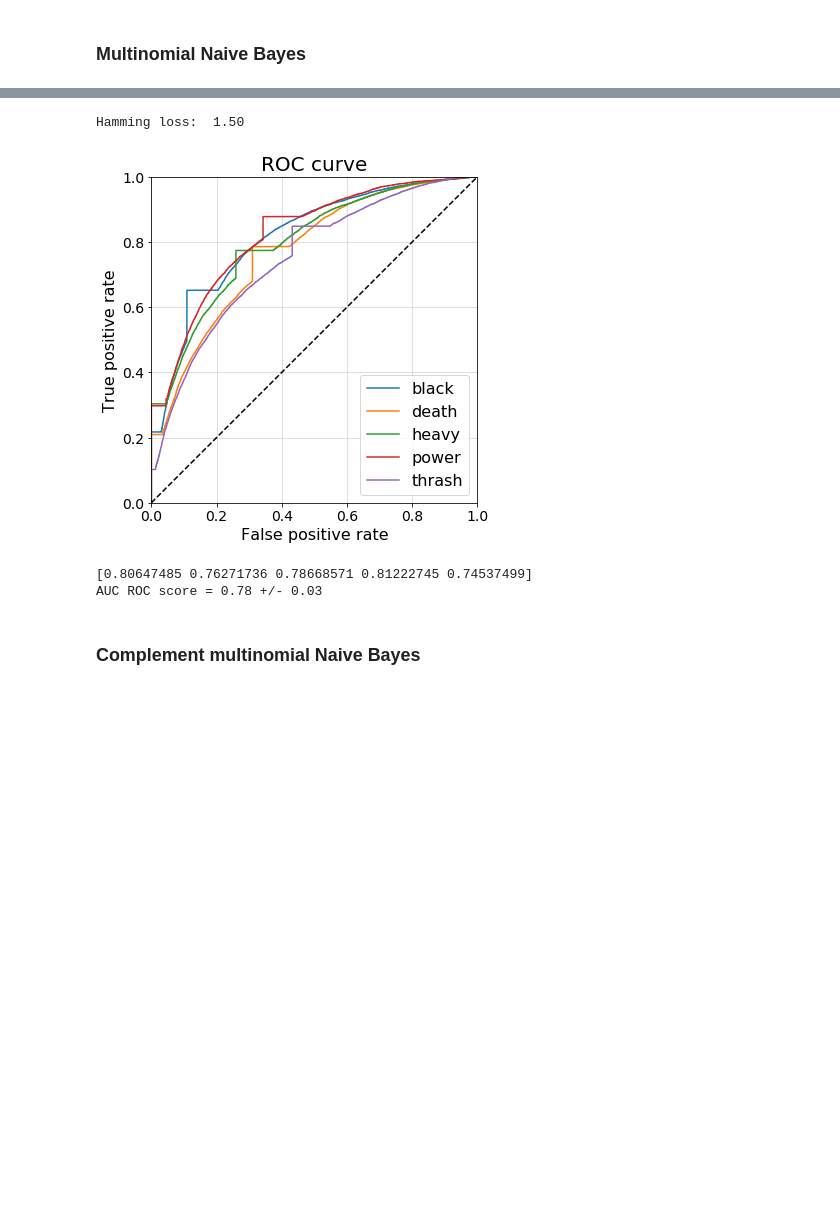
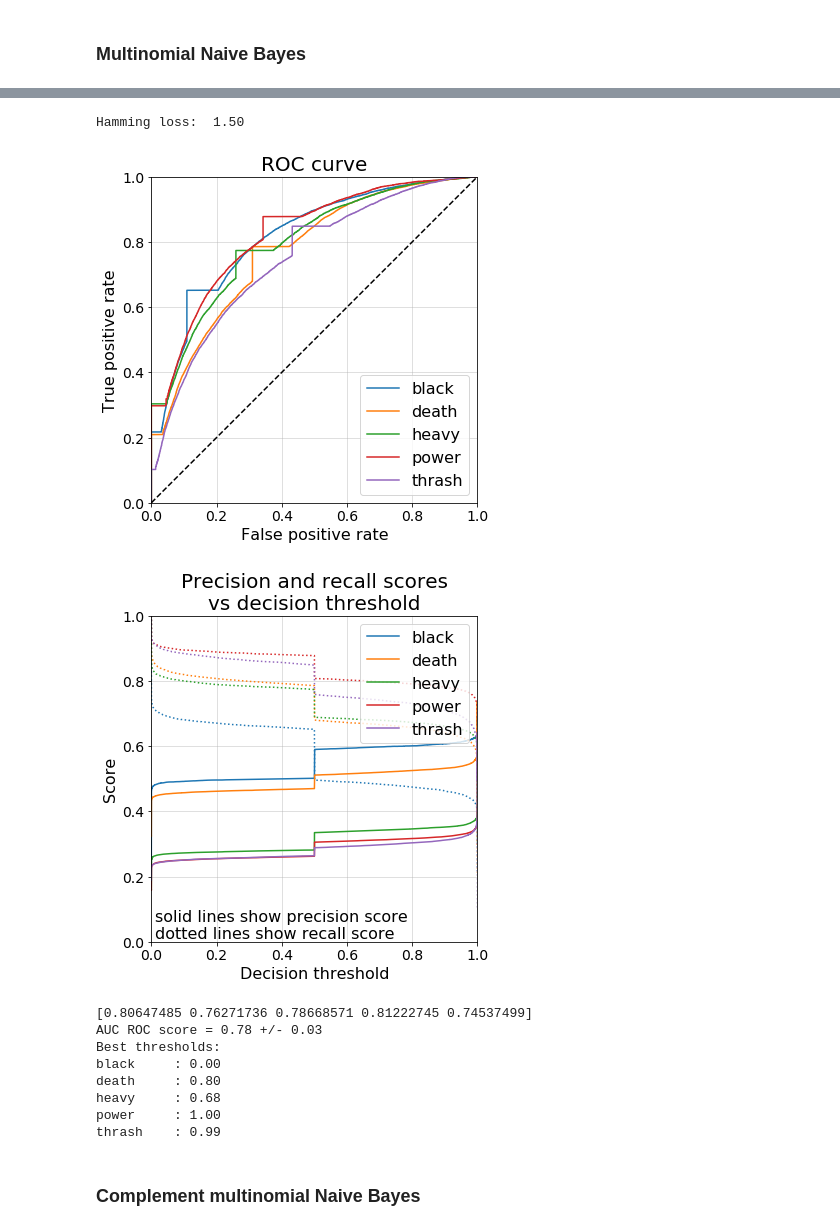
Before and after one commit to pdqnguyen/metallyrics, a Jupyter notebook: song-lyrics-multi-genre-bow.ipynb, the cells around one changed output, grey strips where cells are left out. Drawn from its saved outputs; the diff is of its cells as text; code cells hidden in the pictures; blank space fills up the shorter version.

Commit message:
determine best thresholds for a binary relevance model

```diff
--- a/song-lyrics-multi-genre-bow.ipynb
+++ b/song-lyrics-multi-genre-bow.ipynb
@@ -113,10 +114,11 @@ In the **classifier chain** method, a classifier is trained on one label and its
 Unlike the above two methods, which transform the multi-label problem into multiple independent binary classification problems, the **label powerset** method transforms it into a single multi-class problem by treating every combination of labels as its own class. For example, from the genres in the metal lyrics dataset, "black" + "death", "black" + "power", "black" + "death" + "power" would each yield a new class. This tackles the issue of correlated labels head-on by treating correlations as classes on their own, but comes at the cost of having smaller class sizes to train on and consequently an even bigger class imbalance problem. This issue inspired the **RAndom k-labELsets (RAKEL)** method, which uses an ensemble of classifiers, each trained on a random subset of labels ([Rokach, L., Schclar, A., Itach, E. 2013](https://arxiv.org/ftp/arxiv/papers/1307/1307.1769.pdf)).
 # %%
 class BinaryRelevance:
-    def __init__(self, classifier, labels):
+    def __init__(self, classifier, labels, thresholds=None):
         self.classifier = classifier
         self.labels = labels
         self.classifiers_ = []
+        self.thresholds = thresholds
 
     def fit(self, X, y):
         for i, label in enumerate(self.labels):
@@ -126,7 +128,7 @@ class BinaryRelevance:
             self.classifiers_.append((label, clf))
 
     def predict(self, X):
-        return self._predict(X)
+        return self._predict(X).astype(int)
 
     def predict_proba(self, X):
         return self._predict(X, return_prob=True)
@@ -136,6 +138,8 @@ class BinaryRelevance:
         for i, (label, clf) in enumerate(self.classifiers_):
             if return_prob:
                 y[:, i] = clf.predict_proba(X)[:, 1]
+            elif self.thresholds is not None:
+                y[:, i] = (clf.predict_proba(X)[:, 1] > self.thresholds[i])
             else:
                 y[:, i] = clf.predict(X)
         return y
@@ -446,8 +481,13 @@ mlc = br.cross_validate(X, y, n_splits=3, verbose=True)
 mlc.print_report()
 fig, auc = mlc.plot_roc_curve()
 plt.show()
+auc = mlc.roc_auc_score()
 print(auc)
 print("AUC ROC score = {:.2f} +/- {:.2f}".format(auc.mean(), auc.std()))
+best_thresholds = mlc.best_thresholds()
+print("Best thresholds:")
+for i, label in enumerate(mlc.labels):
+    print(f"{label:<10s}: {best_thresholds[i]:.2f}")
 # %% [output]
 Training on label 'black'
 Fold 1/3
@@ -503,8 +576,13 @@ mlc = br.cross_validate(X, y, n_splits=3, verbose=True)
 mlc.print_report()
 fig, auc = mlc.plot_roc_curve()
 plt.show()
+auc = mlc.roc_auc_score()
 print(auc)
 print("AUC ROC score = {:.2f} +/- {:.2f}".format(auc.mean(), auc.std()))
+best_thresholds = mlc.best_thresholds()
+print("Best thresholds:")
+for i, label in enumerate(mlc.labels):
+    print(f"{label:<10s}: {best_thresholds[i]:.2f}")
 # %% [output]
 Training on label 'black'
 Fold 1/3
@@ -565,35 +643,49 @@ pipeline = Pipeline(
     ]
 )
 
 br = BinaryRelevance(pipeline, genres)
 mlc = br.cross_validate(X, y, n_splits=3, verbose=True)
 mlc.print_report()
 fig, auc = mlc.plot_roc_curve()
 plt.show()
+mlc.plot_precision_recall_curve()
+plt.show()
+auc = mlc.roc_auc_score()
 print(auc)
 print("AUC ROC score = {:.2f} +/- {:.2f}".format(auc.mean(), auc.std()))
+best_thresholds = mlc.best_thresholds()
+print("Best thresholds:")
+for i, label in enumerate(mlc.labels):
+    print(f"{label:<10s}: {best_thresholds[i]:.2f}")
 # %% [output]
 Training on label 'black'
 Fold 1/3
 Fold 2/3
 Fold 3/3
 CV scores:
 Accuracy:    0.69 +/- 0.00
 Precision:   0.59 +/- 0.01
 Recall:      0.50 +/- 0.01
 F1-score:    0.54 +/- 0.01
 Average confusion matrix:
 [[0.67686359 0.08285754]
  [0.12118116 0.1190977 ]]
 ... (49 lines left out)
 Accuracy:      0.36
 Precision:     0.42
 Recall:        0.68
 F1-score:      0.52
 Hamming loss:  1.50
 [figure]
+[figure, added]
 [0.80647485 0.76271736 0.78668571 0.81222745 0.74537499]
 AUC ROC score = 0.78 +/- 0.03
+Best thresholds:
+black     : 0.00
+death     : 0.80
+heavy     : 0.68
+power     : 1.00
+thrash    : 0.99
 # %% [markdown]
 <a id='complementnb'></a>
 ### Complement multinomial Naive Bayes
```
Also changed, not shown: parts of 22 cells of this notebook.
